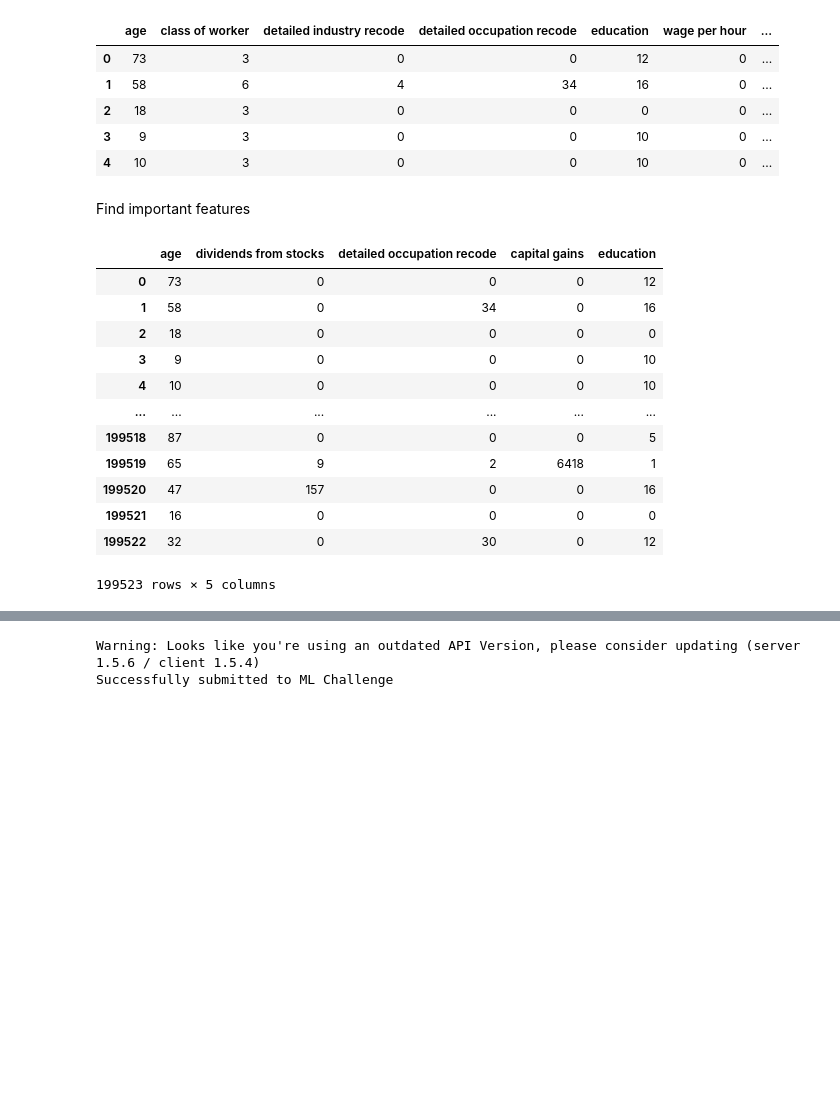
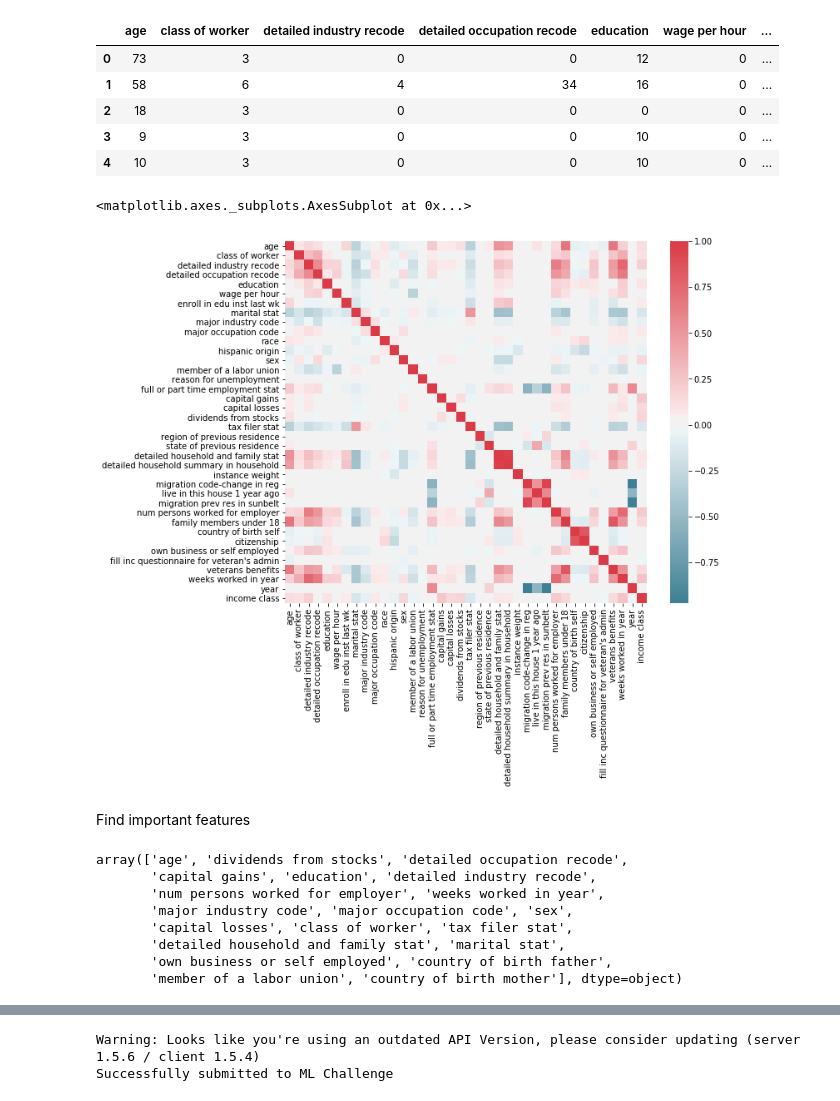
Before and after one commit to studorache/MLC, a Jupyter notebook: MLC.ipynb, the cells around one changed output, grey strips where cells are left out. Saved outputs shown, nothing was run; the diff lists cells and outputs as text; code cells hidden in the pictures; blank space fills up the shorter version.

```diff
--- a/MLC.ipynb
+++ b/MLC.ipynb
@@ -109,3 +109,15 @@ initial_train_df.head()
 | 2 | 18 | 3 | 0 | 0 | 0 | 0 | ... |
 | 3 | 9 | 3 | 0 | 0 | 10 | 0 | ... |
 | 4 | 10 | 3 | 0 | 0 | 10 | 0 | ... |
+# %%
+#remove correlated
+corr = initial_train_df.corr()
+import seaborn as sns
+import matplotlib.pyplot as pl
+
+f, ax = pl.subplots(figsize=(10, 8))
+sns.heatmap(corr, mask=np.zeros_like(corr, dtype=np.bool), cmap=sns.diverging_palette(220, 10, as_cmap=True),
+            square=True, ax=ax)
+# %% [output]
+<matplotlib.axes._subplots.AxesSubplot at 0x...>
+[figure, added]
@@ -121,24 +136,18 @@ rf.fit(X_set, y_set,weight_set)
 feature_importances = pd.DataFrame(rf.feature_importances_,index = X_set.columns,columns=['importance']).sort_values('importance', ascending=False)
 feature_importances
 # %%
-number_of_important_features = 5
+number_of_important_features = 20
 important_features = feature_importances.iloc[0:number_of_important_features].index.values
-X_set = initial_train_df[important_features]
-X_set
+important_features
 # %% [output]
-|  | age | dividends from stocks | detailed occupation recode | capital gains | education |
-| 0 | 73 | 0 | 0 | 0 | 12 |
-| 1 | 58 | 0 | 34 | 0 | 16 |
-| 2 | 18 | 0 | 0 | 0 | 0 |
-| 3 | 9 | 0 | 0 | 0 | 10 |
-| 4 | 10 | 0 | 0 | 0 | 10 |
-| ... | ... | ... | ... | ... | ... |
-| 199518 | 87 | 0 | 0 | 0 | 5 |
-| 199519 | 65 | 9 | 2 | 6418 | 1 |
-| 199520 | 47 | 157 | 0 | 0 | 16 |
-| 199521 | 16 | 0 | 0 | 0 | 0 |
-| 199522 | 32 | 0 | 30 | 0 | 12 |
-199523 rows × 5 columns
+array(['age', 'dividends from stocks', 'detailed occupation recode',
+       'capital gains', 'education', 'detailed industry recode',
+       'num persons worked for employer', 'weeks worked in year',
+       'major industry code', 'major occupation code', 'sex',
+       'capital losses', 'class of worker', 'tax filer stat',
+       'detailed household and family stat', 'marital stat',
+       'own business or self employed', 'country of birth father',
+       'member of a labor union', 'country of birth mother'], dtype=object)
 # %%
 from sklearn.model_selection import RandomizedSearchCV
 from sklearn.ensemble import RandomForestClassifier
```
Also changed, not shown: parts of 2 cells of this notebook.
